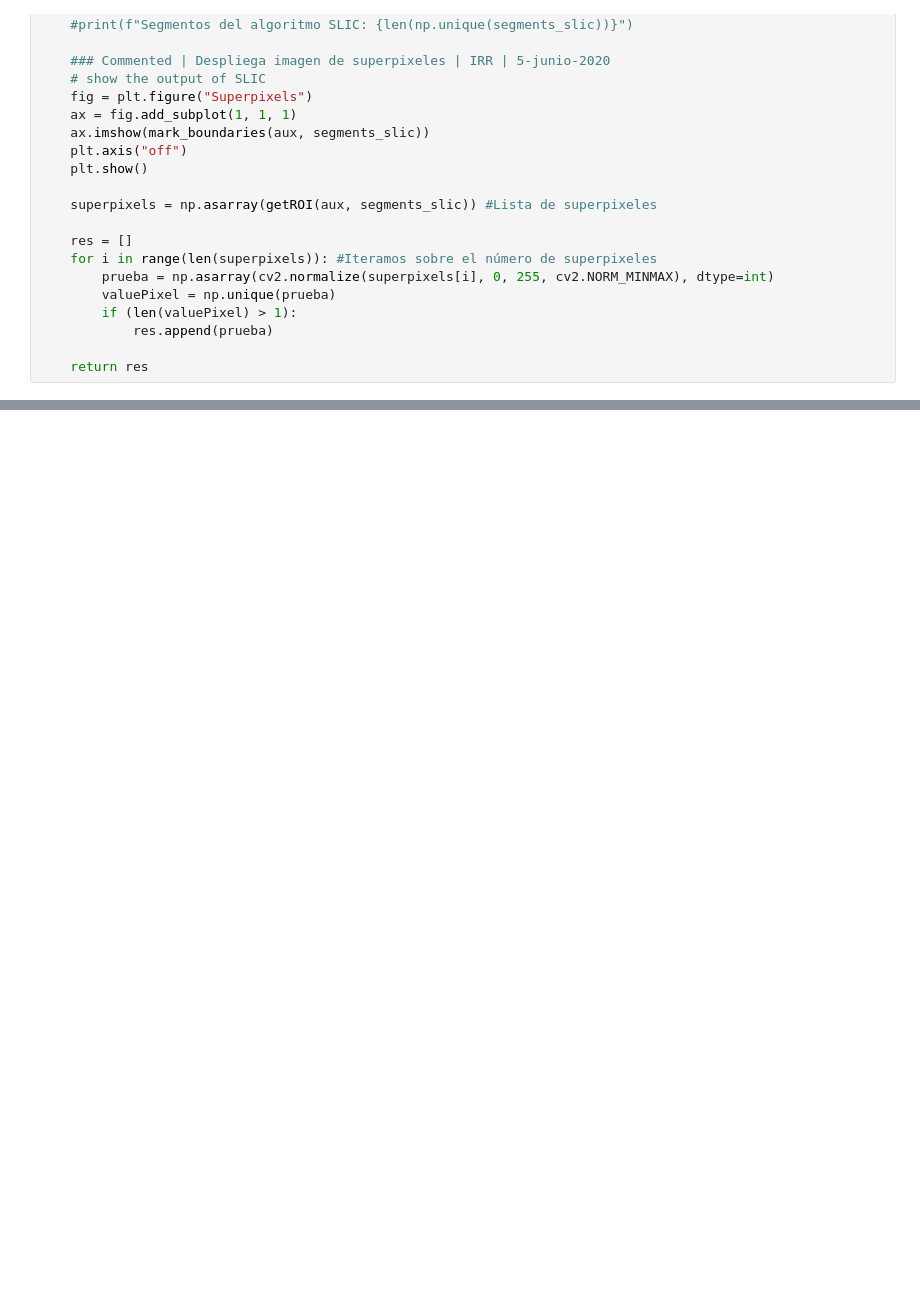
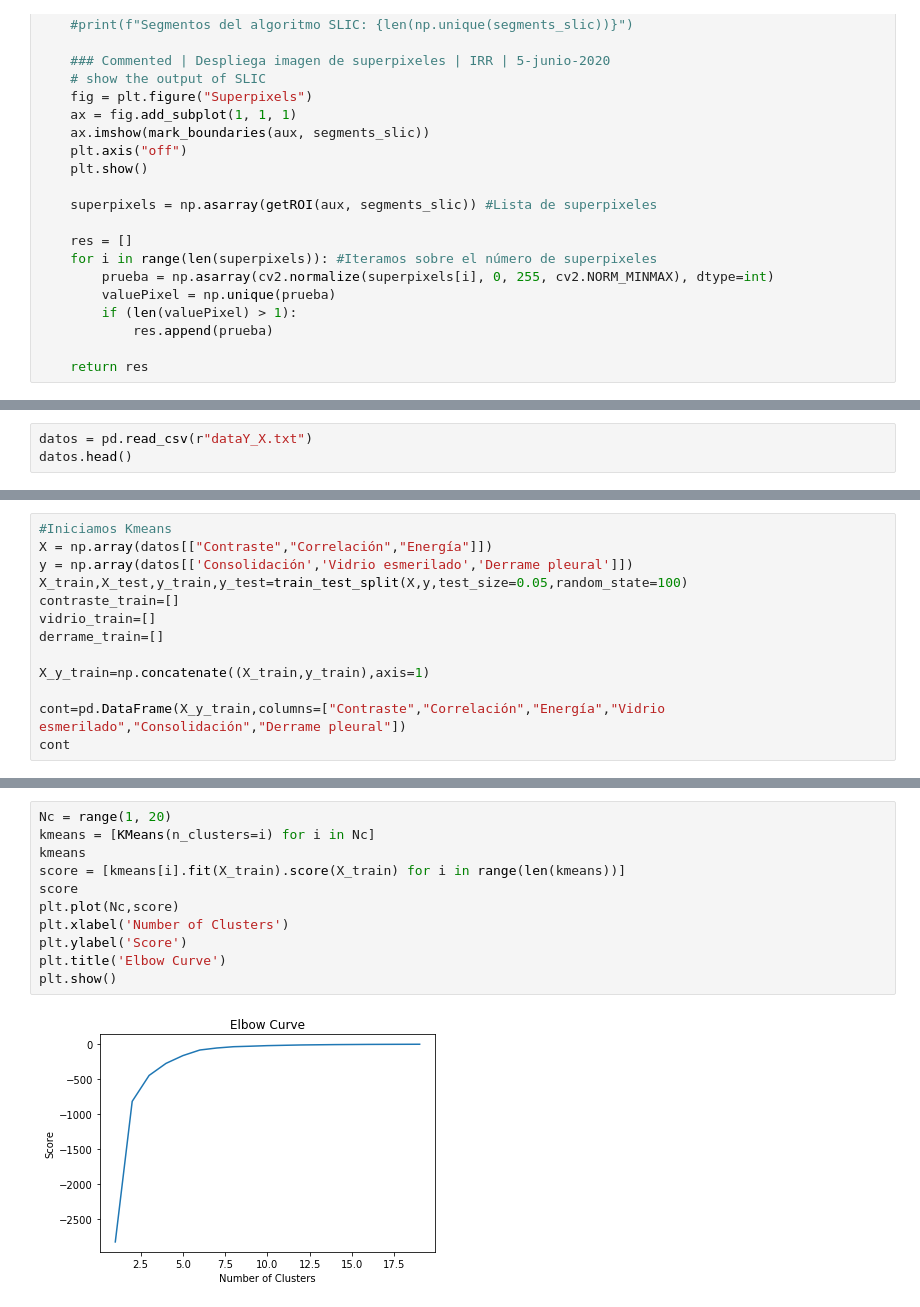
Before and after one commit to OscarEsC/covid19_symptoms_detector, a Jupyter notebook: covid19_symptoms_detector.py.ipynb, the cells around one changed output, grey strips where cells are left out. Saved outputs shown, nothing was run; the diff lists cells and outputs as text; blank space fills up the shorter version.

Commit message:
KMeans added

```diff
--- a/covid19_symptoms_detector.py.ipynb
+++ b/covid19_symptoms_detector.py.ipynb
@@ -240,0 +259,3 @@ Tiempo de entrenamiento: 46.679256439208984
+# %%
+datos = pd.read_csv(r"dataY_X.txt")
+datos.head()
@@ -240,0 +290,13 @@ Tiempo de entrenamiento: 46.679256439208984
+# %%
+#Iniciamos Kmeans
+X = np.array(datos[["Contraste","Correlación","Energía"]])
+y = np.array(datos[['Consolidación','Vidrio esmerilado','Derrame pleural']])
+X_train,X_test,y_train,y_test=train_test_split(X,y,test_size=0.05,random_state=100)
+contraste_train=[]
+vidrio_train=[]
+derrame_train=[]
+
+X_y_train=np.concatenate((X_train,y_train),axis=1)
+
+cont=pd.DataFrame(X_y_train,columns=["Contraste","Correlación","Energía","Vidrio esmerilado","Consolidación","Derrame pleural"])
+cont
@@ -240,0 +317,13 @@ Tiempo de entrenamiento: 46.679256439208984
+# %%
+Nc = range(1, 20)
+kmeans = [KMeans(n_clusters=i) for i in Nc]
+kmeans
+score = [kmeans[i].fit(X_train).score(X_train) for i in range(len(kmeans))]
+score
+plt.plot(Nc,score)
+plt.xlabel('Number of Clusters')
+plt.ylabel('Score')
+plt.title('Elbow Curve')
+plt.show()
+# %% [output]
+[figure, added]
```
Also changed, not shown: parts of 35 cells of this notebook, 1 other file.
